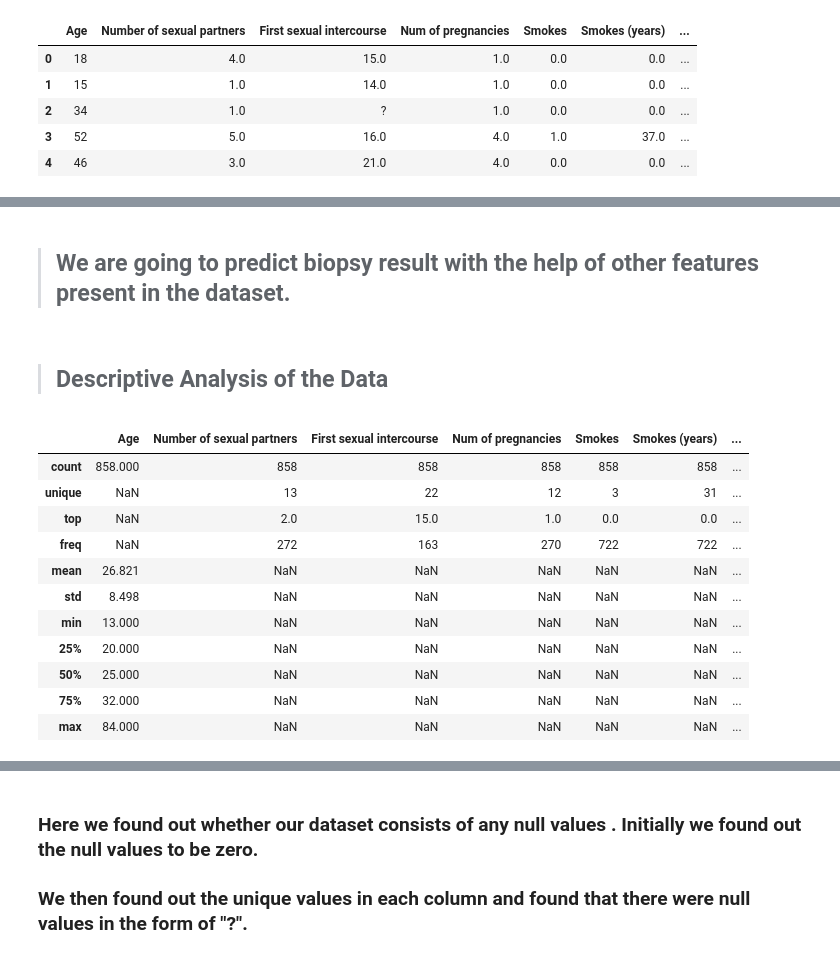
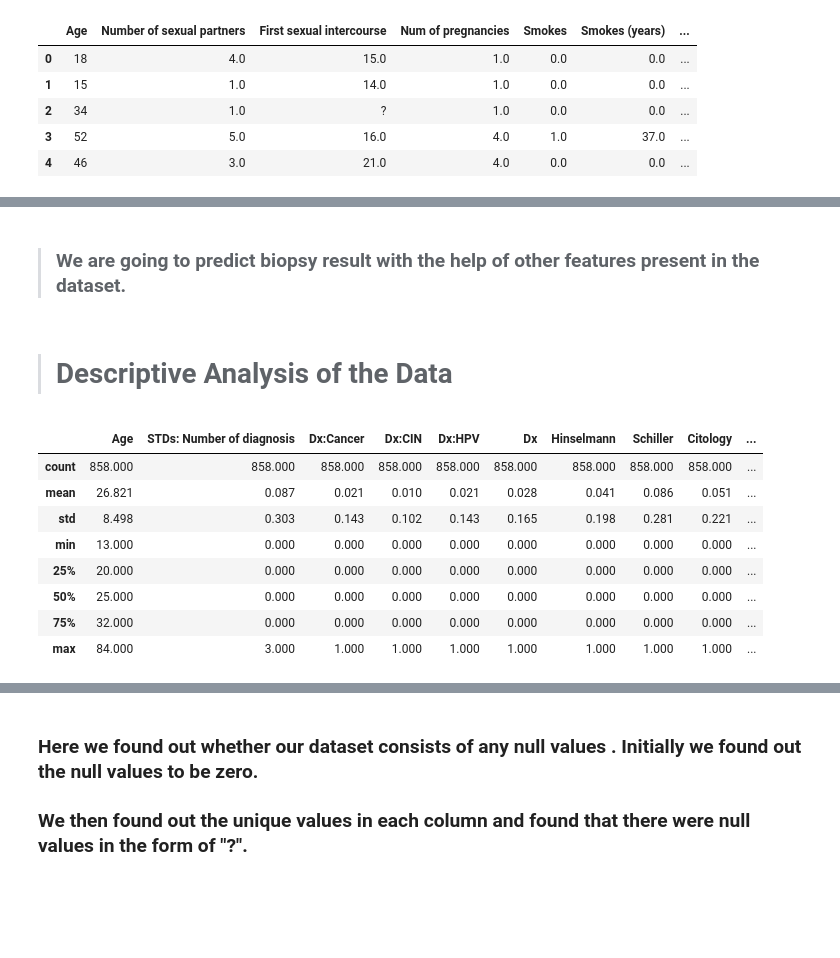
Before and after one commit to Harsh502s/ML-Assignments, a Jupyter notebook: ML Project/ProjectML.ipynb, the cells around one changed output, grey strips where cells are left out. Cells and saved outputs as stored; diff of their text form; code cells hidden in the pictures; blank space fills up the shorter version.

```diff
--- a/ML Project/ProjectML.ipynb
+++ b/ML Project/ProjectML.ipynb
@@ -73,22 +145,19 @@ df.head()
 # %% [markdown]
-> ## We are going to predict biopsy result with the help of other features present in the dataset.
+> ### We are going to predict biopsy result with the help of other features present in the dataset.
 # %% [markdown]
-> ## Descriptive Analysis of the Data
+> # Descriptive Analysis of the Data
 # %%
-df.describe(include="all")
+df.describe()
 # %% [output]
-|  | Age | Number of sexual partners | First sexual intercourse | Num of pregnancies | Smokes | Smokes (years) | ... |
-| count | 858.000 | 858 | 858 | 858 | 858 | 858 | ... |
-| unique | NaN | 13 | 22 | 12 | 3 | 31 | ... |
-| top | NaN | 2.0 | 15.0 | 1.0 | 0.0 | 0.0 | ... |
-| freq | NaN | 272 | 163 | 270 | 722 | 722 | ... |
-| mean | 26.821 | NaN | NaN | NaN | NaN | NaN | ... |
-| std | 8.498 | NaN | NaN | NaN | NaN | NaN | ... |
-| min | 13.000 | NaN | NaN | NaN | NaN | NaN | ... |
-| 25% | 20.000 | NaN | NaN | NaN | NaN | NaN | ... |
-| 50% | 25.000 | NaN | NaN | NaN | NaN | NaN | ... |
-| 75% | 32.000 | NaN | NaN | NaN | NaN | NaN | ... |
-| max | 84.000 | NaN | NaN | NaN | NaN | NaN | ... |
+|  | Age | STDs: Number of diagnosis | Dx:Cancer | Dx:CIN | Dx:HPV | Dx | Hinselmann | Schiller | Citology | ... |
+| count | 858.000 | 858.000 | 858.000 | 858.000 | 858.000 | 858.000 | 858.000 | 858.000 | 858.000 | ... |
+| mean | 26.821 | 0.087 | 0.021 | 0.010 | 0.021 | 0.028 | 0.041 | 0.086 | 0.051 | ... |
+| std | 8.498 | 0.303 | 0.143 | 0.102 | 0.143 | 0.165 | 0.198 | 0.281 | 0.221 | ... |
+| min | 13.000 | 0.000 | 0.000 | 0.000 | 0.000 | 0.000 | 0.000 | 0.000 | 0.000 | ... |
+| 25% | 20.000 | 0.000 | 0.000 | 0.000 | 0.000 | 0.000 | 0.000 | 0.000 | 0.000 | ... |
+| 50% | 25.000 | 0.000 | 0.000 | 0.000 | 0.000 | 0.000 | 0.000 | 0.000 | 0.000 | ... |
+| 75% | 32.000 | 0.000 | 0.000 | 0.000 | 0.000 | 0.000 | 0.000 | 0.000 | 0.000 | ... |
+| max | 84.000 | 3.000 | 1.000 | 1.000 | 1.000 | 1.000 | 1.000 | 1.000 | 1.000 | ... |
 # %%
 df.info()
 # %% [output]
```
Also changed, not shown: parts of 17 cells of this notebook, 4 other files.
